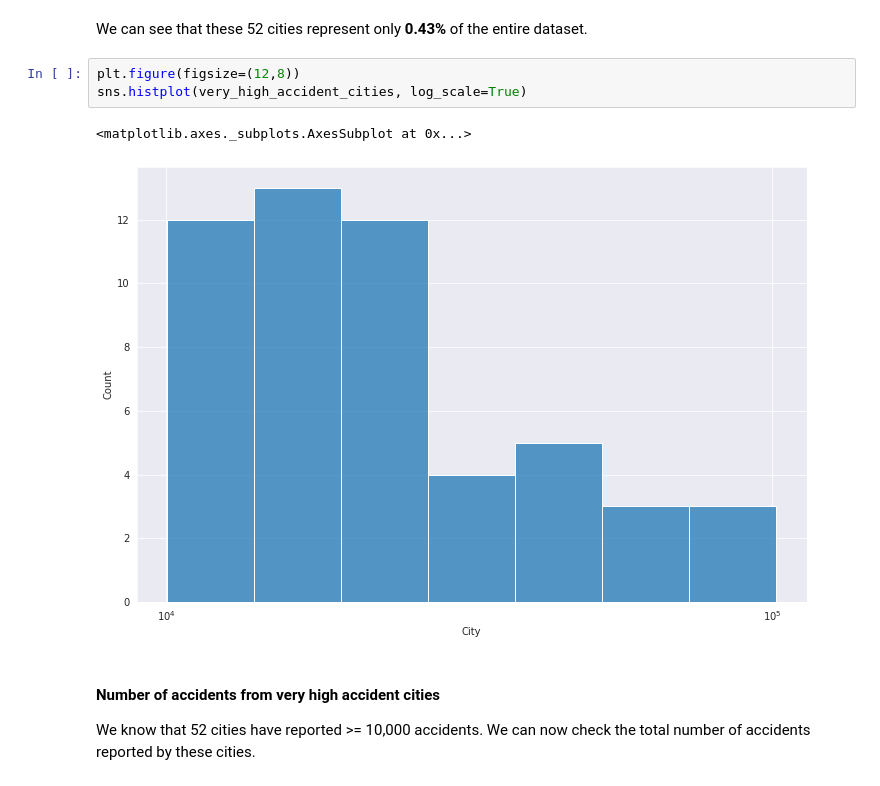
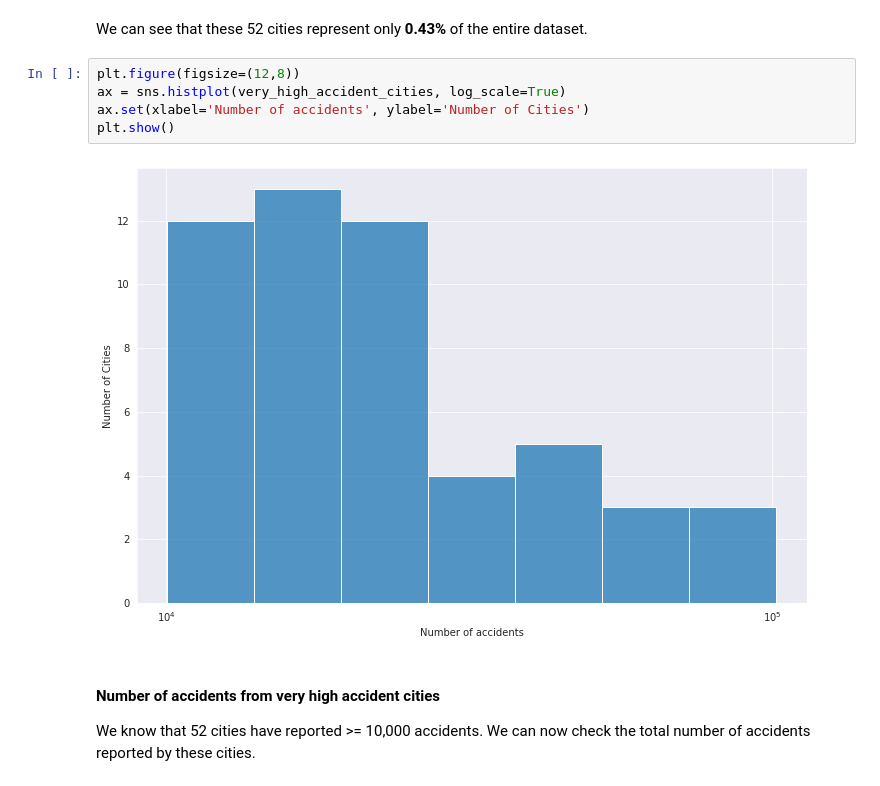
Before and after one commit to sanketnaik99/us-accidents-analysis, a Jupyter notebook: us_accidents_analysis.ipynb, the cells around one changed output. Cells and saved outputs as stored; diff of their text form.

```diff
--- a/us_accidents_analysis.ipynb
+++ b/us_accidents_analysis.ipynb
@@ -459,10 +456,11 @@ Percentage of dataset = 0.4397834912043302
 We can see that these 52 cities represent only **0.43%** of the entire dataset.
 # %%
 plt.figure(figsize=(12,8))
-sns.histplot(very_high_accident_cities, log_scale=True)
+ax = sns.histplot(very_high_accident_cities, log_scale=True)
+ax.set(xlabel='Number of accidents', ylabel='Number of Cities')
+plt.show()
 # %% [output]
-<matplotlib.axes._subplots.AxesSubplot at 0x...>
-[figure, old version]
+[figure, new version]
 # %% [markdown]
 #### Number of accidents from very high accident cities
 We know that 52 cities have reported >= 10,000 accidents. We can now check the total number of accidents reported by these cities.
```
Also changed, not shown: parts of 45 cells of this notebook.
